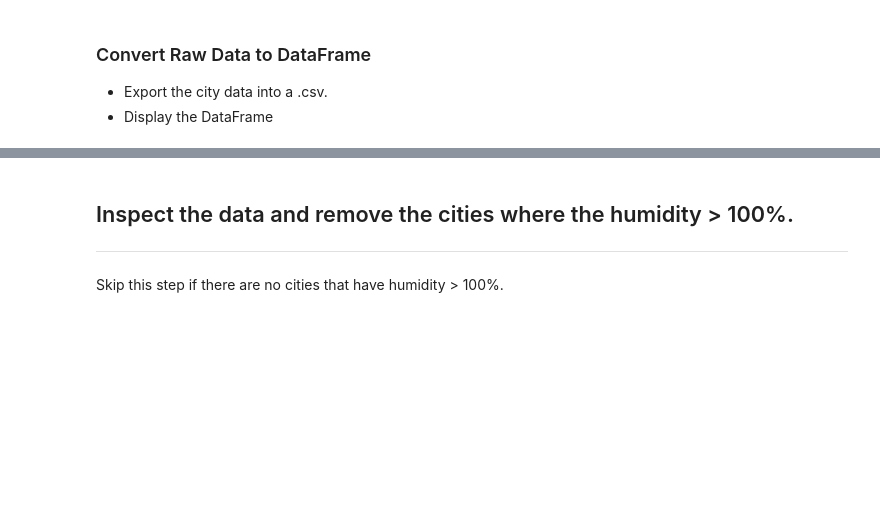
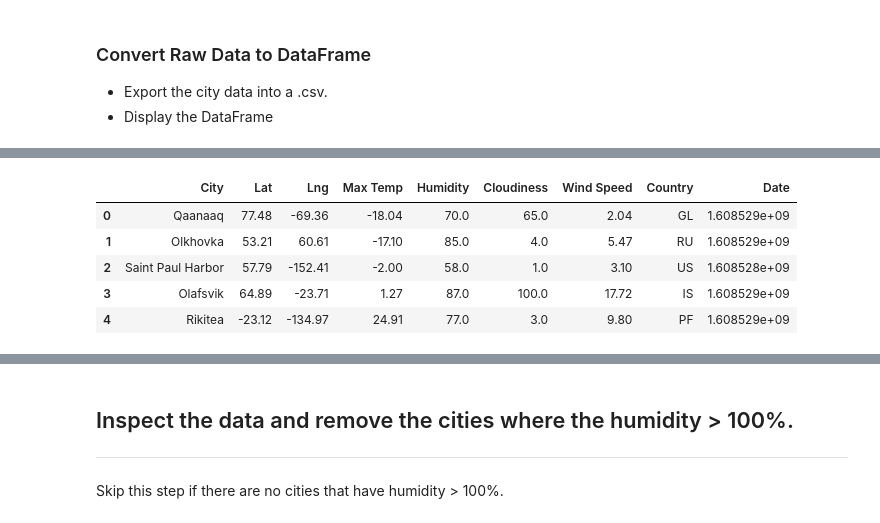
Before and after one commit to laurelwilliamson/python-api-challenge, a Jupyter notebook: WeatherPy/WeatherPy.ipynb, the cells around one changed output, grey strips where cells are left out. Saved outputs shown, nothing was run; the diff lists cells and outputs as text; code cells hidden in the pictures; blank space fills up the shorter version.

```diff
--- a/WeatherPy/WeatherPy.ipynb
+++ b/WeatherPy/WeatherPy.ipynb
@@ -151,0 +134,20 @@ Processing Record 260 | popondetta
+# %%
+weather_df = pd.DataFrame(
+    {'City': name,
+     'Lat': lat,
+     'Lng': lon,
+     'Max Temp': temp_max,
+     'Humidity': humidity,
+     'Cloudiness' : clouds,
+     'Wind Speed' : wind_speed,
+     'Country' : country,
+     'Date' : dt
+    })
+weather_df.head()
+# %% [output]
+|  | City | Lat | Lng | Max Temp | Humidity | Cloudiness | Wind Speed | Country | Date |
+| 0 | Qaanaaq | 77.48 | -69.36 | -18.04 | 70.0 | 65.0 | 2.04 | GL | 1.608529e+09 |
+| 1 | Olkhovka | 53.21 | 60.61 | -17.10 | 85.0 | 4.0 | 5.47 | RU | 1.608529e+09 |
+| 2 | Saint Paul Harbor | 57.79 | -152.41 | -2.00 | 58.0 | 1.0 | 3.10 | US | 1.608528e+09 |
+| 3 | Olafsvik | 64.89 | -23.71 | 1.27 | 87.0 | 100.0 | 17.72 | IS | 1.608529e+09 |
+| 4 | Rikitea | -23.12 | -134.97 | 24.91 | 77.0 | 3.0 | 9.80 | PF | 1.608529e+09 |
```
Also changed, not shown: parts of 5 cells of this notebook.
